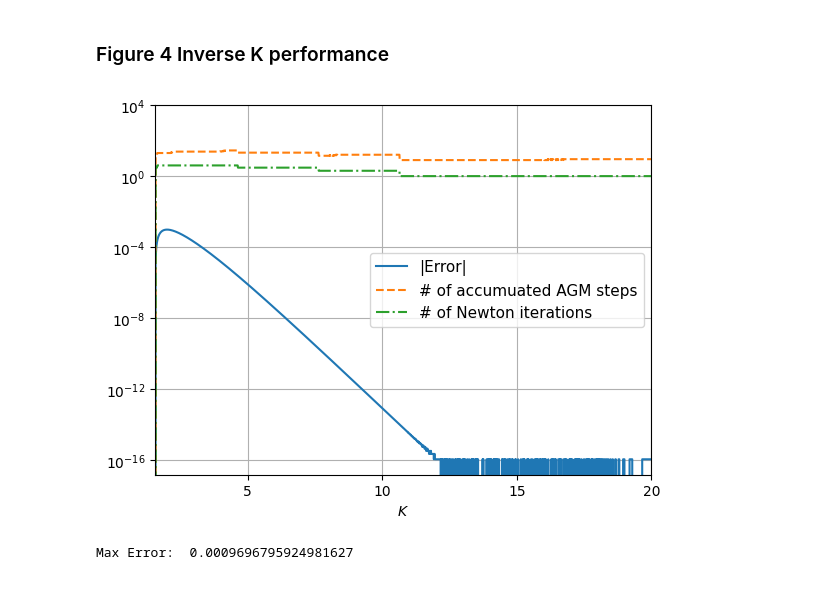
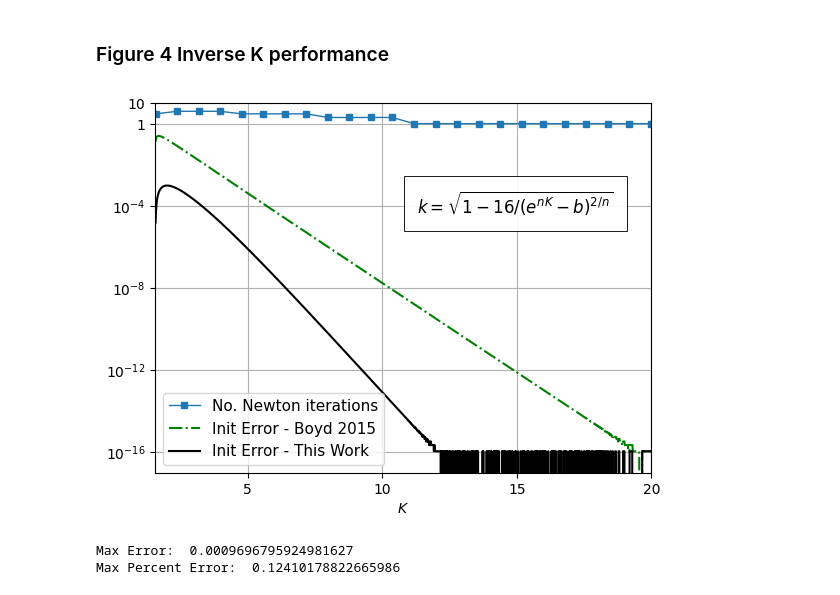
Before and after one commit to teepanis/elliptic-integrals, a Jupyter notebook: supplemental_material.ipynb, the cells around one changed output. Cells and saved outputs as stored; diff of their text form; code cells hidden in the pictures.

```diff
--- a/supplemental_material.ipynb
+++ b/supplemental_material.ipynb
@@ -133,7 +247,7 @@ N = len(k)
 K_exact = np.zeros(N)
 E_exact = np.zeros(N)
 for i in range(0,N):
-    K_exact[i], E_exact[i],dKdk,dEdk,n = AGM(k[i])
+    K_exact[i], E_exact[i],dKdk,dEdk = AGM(k[i])
 
 
 # allocate array for comparisons
@@ -375,7 +489,7 @@ $$ n  = \frac{\ln(3\pi/2-4)}{\ln 4 - \pi + 3/2} \quad \text{and} \quad  b  = e^{
 R = 149.598e6
 eccen = .0167
 
-K_exact,E_exact,dKdk,dEdk,n = AGM(eccen)
+K_exact,E_exact,dKdk,dEdk = AGM(eccen)
 print("Assume Circle:     [km]", 2*np.pi*R/1e3)
 print("Ellipse: Exact     [km]", 4*R*E_exact/1e3)
 print("Ellipse: This Work [km]", 4*R*E(eccen)/1e3)
@@ -425,9 +539,9 @@ def phase_space_CKS(omegaM, g, L, maxN=20):
     elif omegaM == omegac:
         # start with 99.9% of -PI
         theta0 = -99.9/100*np.pi
-        delta = 1/2*np.log((1+np.sin(theta0/2))/(1-np.sin(theta0/2)))
+        delta = 1/2*np.sqrt(L/g)*np.log((1+np.sin(theta0/2))/(1-np.sin(theta0/2)))
         # time to reach 99.9% of +PI
-        T = ( np.arctanh(np.sin(99.9/100*np.pi/2)) - delta )/np.sqrt(g/L)
+        T = ( np.arctanh(np.sin(99.9/100*np.pi/2)) )/np.sqrt(g/L) -  delta
         t = np.arange(0,T,dt)
         Omega = np.zeros(len(t))
 
@@ -469,9 +583,9 @@ def phase_space_CKS(omegaM, g, L, maxN=20):
     # stopping motion
     elif omegaM == omegac:
         for i in range(len(t)):
-            theta[i] = 2*np.arcsin( np.tanh(np.sqrt(g/L)*t[i] + delta) )
-            omega[i] = 2/np.sqrt( 1 - np.tanh(np.sqrt(g/L)*t[i] + delta)**2 ) \
-                        /np.cosh( np.sqrt(g/L)*t[i] + delta  )**2             \
+            theta[i] = 2*np.arcsin( np.tanh(np.sqrt(g/L)*(t[i]+delta)  ) )
+            omega[i] = 2/np.sqrt( 1 - np.tanh(np.sqrt(g/L)*(t[i]+delta))**2 ) \
+                        /np.cosh( np.sqrt(g/L)*(t[i]+delta)  )**2             \
                         *np.sqrt(g/L)
 
     # spinning motion
@@ -543,36 +674,49 @@ plt.show()
 # %%
 import numpy as np
 import matplotlib.pyplot as plt
 
-K = np.arange(np.pi/2,20,0.01)
+dK = 0.01
+K = np.arange(np.pi/2+dK,20,dK)
+k_exact = np.zeros(len(K))
 k_thiswork = np.zeros(len(K))
-k_exact = np.zeros(len(K))
-k_err = np.zeros(len(K))
-accuN = np.zeros(len(K))
+k_Boyd = np.zeros(len(K))
 nIter = np.zeros(len(K))
 
 for i in range(len(K)):
-    k_exact[i],nIter[i],accuN[i] = invK_Newton(K[i])
+    k_exact[i], nIter[i] = invK_Newton(K[i])
     k_thiswork[i] = invK(K[i])
-    if k_exact[i]==0: k_err[i] = 0
-    else: k_err[i] = (k_thiswork[i]-k_exact[i])
 
-plt.plot(K, np.abs(k_err),label='|Error|')
-plt.plot(K, accuN,'--',label='# of accumuated AGM steps')
-plt.plot(K, nIter,'-.',label='# of Newton iterations')
+    d0 = 8/np.pi
+    d1 = 4*(4-np.pi)/np.pi/(np.pi-4*np.log(2))
+    d2 = d1/2
+    lambdaB = K[i]-np.pi/2
+    k_Boyd[i] = 1-np.exp(-lambdaB*(d0+d1*lambdaB)/(1+d2*lambdaB))
+
+plt.plot(K[::80], nIter[::80],'s-',label='No. Newton iterations',
+         markersize=5,linewidth=1)
+plt.plot(K, np.abs(k_Boyd-k_exact),'g-.',label='Init Error - Boyd 2015')
+plt.plot(K, np.abs(k_thiswork-k_exact),'k-',label='Init Error - This Work')
 plt.yscale('log')
 #plt.title('Performance of inverse K computation')
 plt.xticks([0,5,10,15,20])
-plt.yticks([1e-16,1e-12,1e-8,1e-4,1e0,1e4])
+plt.yticks([1e-16,1e-12,1e-8,1e-4,1e0,1e1],
+           ['$10^{-16}$','$10^{-12}$','$10^{-8}$','$10^{-4}$','$1$','$10$'])
+plt.ylim(1e-17,1e1)
 plt.xlim(np.pi/2,20)
 plt.xlabel('$K$')
-plt.legend(fontsize=11)
+plt.legend(fontsize=11,loc='lower left')
 plt.grid()
+
+plt.text(11.3,4.25e-5,'$k = \\sqrt{1-16/(e^{nK}-b)^{2/n}}$', fontsize=12, \
+        bbox=dict(boxstyle='square,pad=0.8', facecolor='white',
+                  alpha=0.9, edgecolor='black', linewidth=0.7))
 
 #plt.savefig('fig_performance_inverseK.pdf')
 plt.show()
 
-print('Max Error: ', np.max(np.abs(k_err)))
+print('Max Error: ', np.max(np.abs(k_thiswork-k_exact)))
+print('Max Percent Error: ', np.max(np.abs((k_thiswork-k_exact)*100./k_exact)))
 # %% [output]
-[figure, old version]
+[figure, new version]
 Max Error:  0.0009696795924981627
+Max Percent Error:  0.12410178822665986
```
Also changed, not shown: parts of 7 cells of this notebook.
